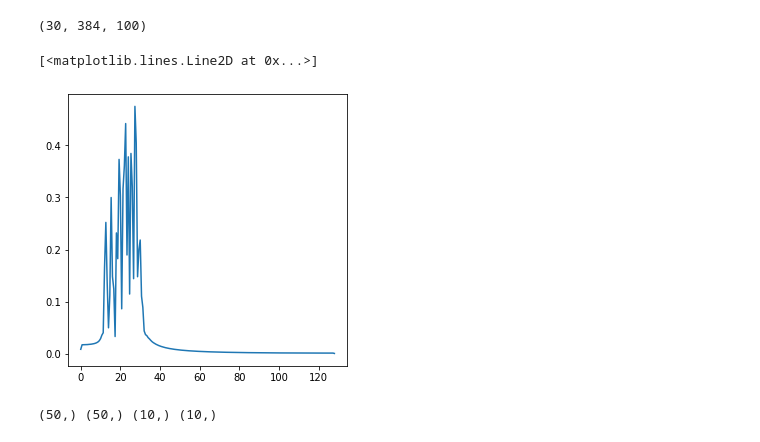
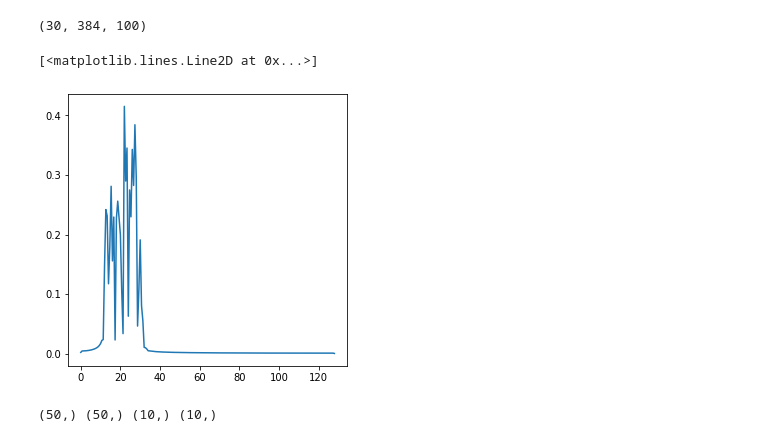
Before and after one commit to ARMINPAN/EEG-Classification-Task, a Jupyter notebook: CI_Project.ipynb, the cells around one changed output. Cells and saved outputs as stored; diff of their text form; code cells hidden in the pictures.

```diff
--- a/CI_Project.ipynb
+++ b/CI_Project.ipynb
@@ -356,14 +358,14 @@ def band_energy_Feature1(x, fs):
   return psd
 # %%
 ############################################ Averaged FFT over all trials and channels ############################################
-f, fffft = fft_calculator(Train_Data_filtered[1,:,1], Fs)
+f, fffft = fft_calculator(Train_Data_filtered[10,:,1], Fs)
 
 
 fig, ax = plt.subplots(1,1,figsize=(5,5))
 ax.plot(f, fffft)
 # %% [output]
 [<matplotlib.lines.Line2D at 0x...>]
-[figure, old version]
+[figure, new version]
 # %%
 ############################################ Apply the Feature Functions on Training Data ############################################
 # %%
```
Also changed, not shown: parts of 25 cells of this notebook.
